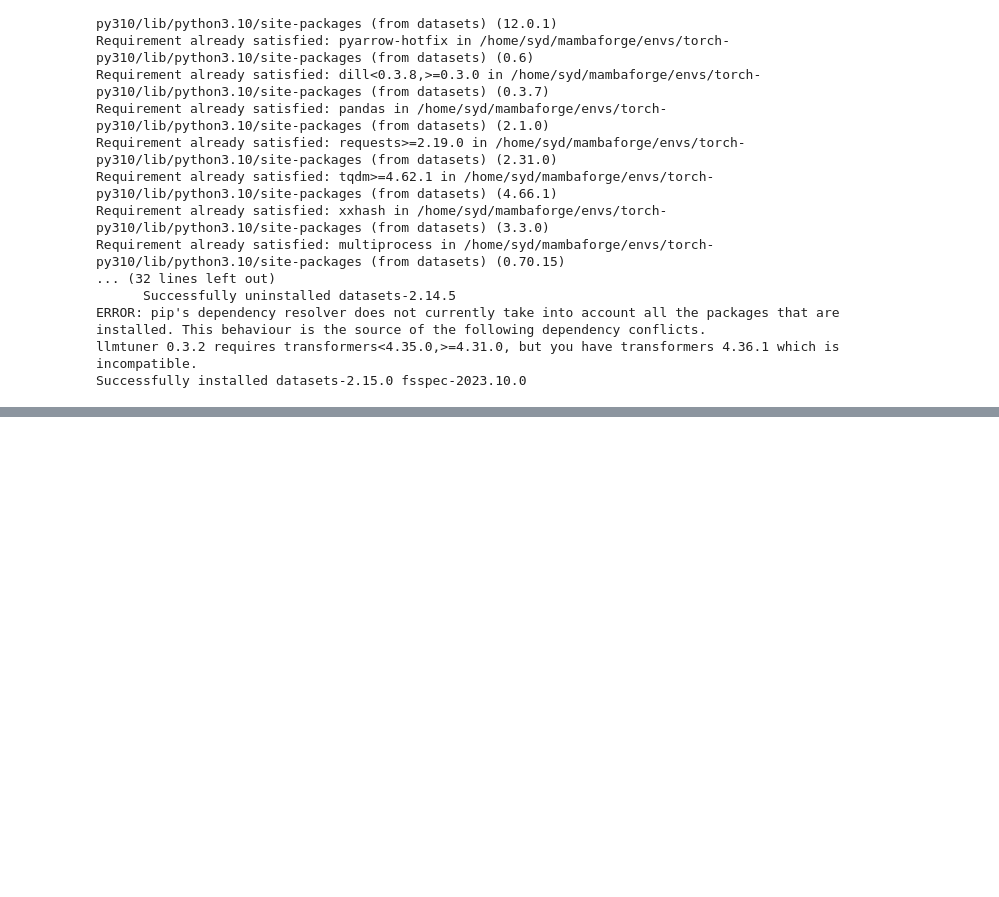
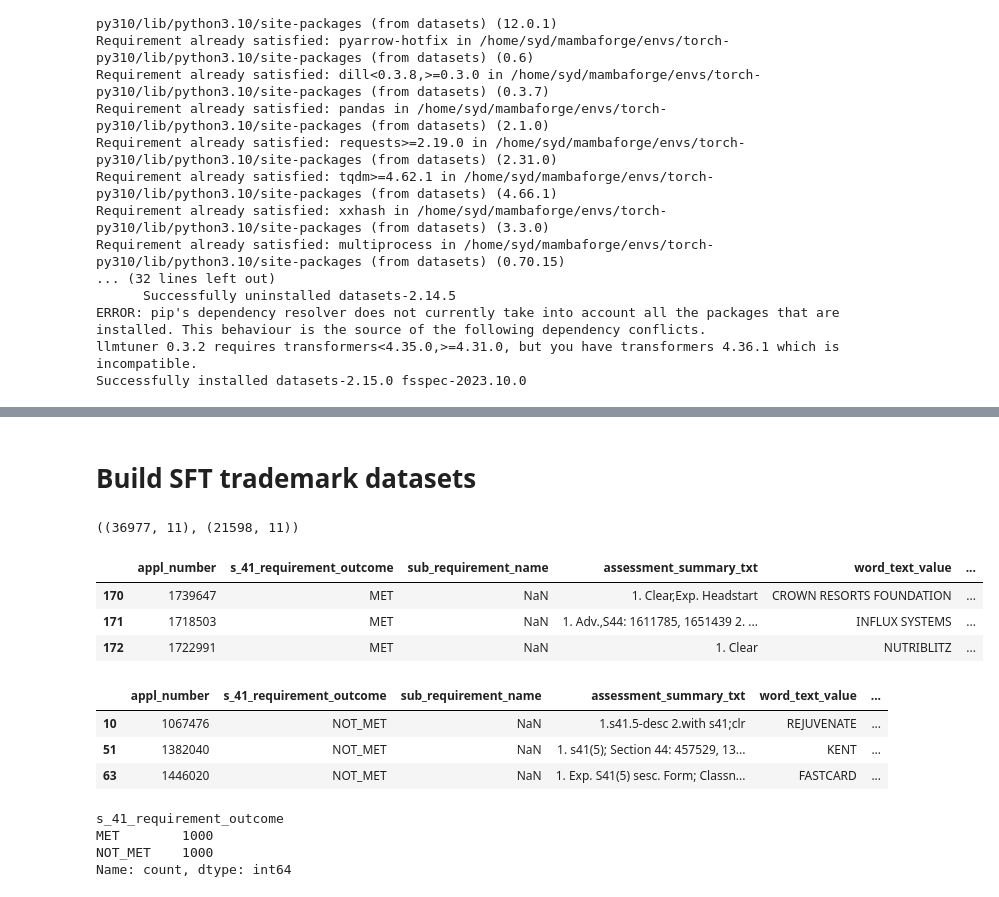
Before and after one commit to fivejjs/llama2-fine-tune, a Jupyter notebook: SFT-llm-experiments-2023-12-21.ipynb, the cells around one changed output, grey strips where cells are left out. Saved outputs shown, nothing was run; the diff lists cells and outputs as text; code cells hidden in the pictures; blank space fills up the shorter version.

```diff
--- a/SFT-llm-experiments-2023-12-21.ipynb
+++ b/SFT-llm-experiments-2023-12-21.ipynb
@@ -71,0 +533,23 @@ Dataset({
+# %% [markdown]
+# Build SFT trademark datasets
+# %%
+met_df = pd.read_pickle('../../data-augmentation/train_ds/CODE_cleaned_s41_met_before_cut-off.pickle')
+not_met_df = pd.read_pickle('../../data-augmentation/train_ds/CODE_cleaned_s41_not_met_before_cut-off.pickle')
+# %%
+met_df.shape, not_met_df.shape
+# %% [output]
+((36977, 11), (21598, 11))
+# %%
+met_df.head(3)
+# %% [output]
+|  | appl_number | s_41_requirement_outcome | sub_requirement_name | assessment_summary_txt | word_text_value | ... |
+| 170 | 1739647 | MET | NaN | 1. Clear,Exp. Headstart | CROWN RESORTS FOUNDATION | ... |
+| 171 | 1718503 | MET | NaN | 1. Adv.,S44: 1611785, 1651439 2. ... | INFLUX SYSTEMS | ... |
+| 172 | 1722991 | MET | NaN | 1. Clear | NUTRIBLITZ | ... |
+# %%
+not_met_df.head(3)
+# %% [output]
+|  | appl_number | s_41_requirement_outcome | sub_requirement_name | assessment_summary_txt | word_text_value | ... |
+| 10 | 1067476 | NOT_MET | NaN | 1.s41.5-desc 2.with s41;clr | REJUVENATE | ... |
+| 51 | 1382040 | NOT_MET | NaN | 1. s41(5); Section 44: 457529, 13... | KENT | ... |
+| 63 | 1446020 | NOT_MET | NaN | 1. Exp. S41(5) sesc. Form; Classn... | FASTCARD | ... |
@@ -71,0 +561,12 @@ Dataset({
+# %%
+met_1k = met_df.sample(frac=1000/len(met_df))
+not_met_1k = not_met_df.sample(frac=1000/len(not_met_df))
+
+merged = pd.concat([met_1k, not_met_1k]).fillna('') # use empty string as the value for nan
+
+merged['s_41_requirement_outcome'].value_counts()
+# %% [output]
+s_41_requirement_outcome
+MET        1000
+NOT_MET    1000
+Name: count, dtype: int64
```
Also changed, not shown: parts of 21 cells of this notebook, 3 other files.
